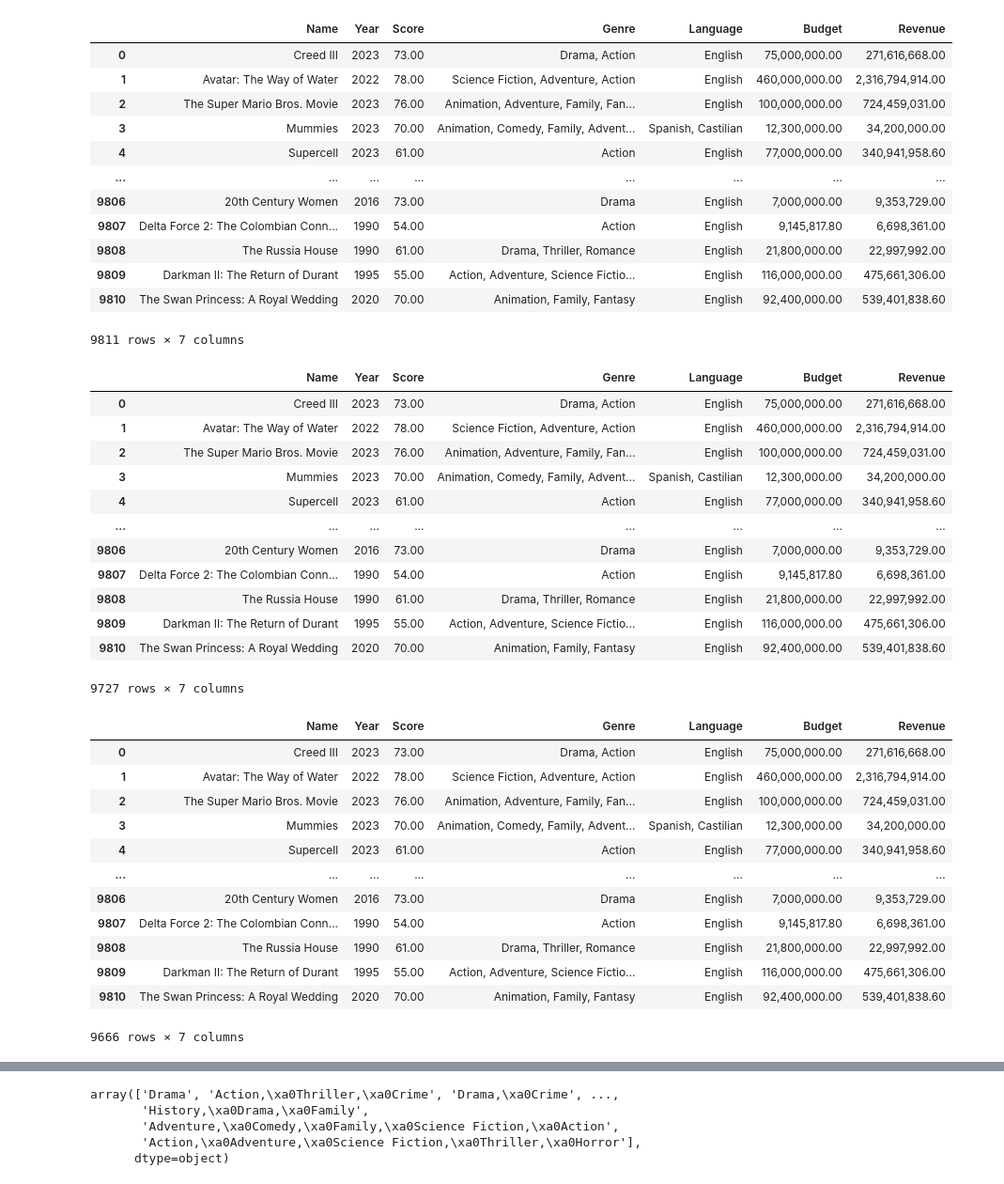
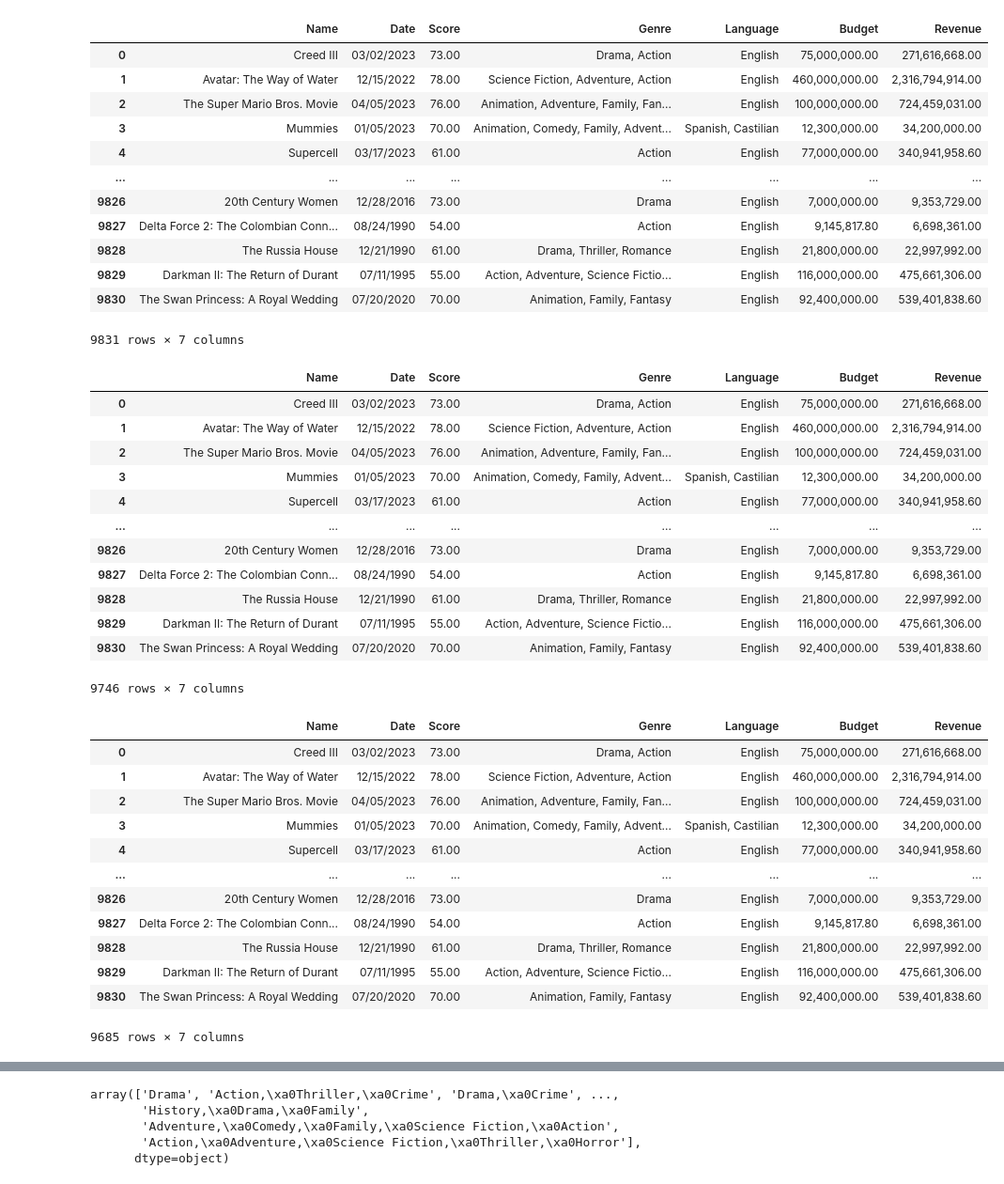
Before and after one commit to hatkiet/Project-1-Red-Team, a Jupyter notebook: Patrick's Data Cleaning Notebook.ipynb, the cells around one changed output, grey strips where cells are left out. Shown at 94% size. Drawn from its saved outputs; the diff is of its cells as text; code cells hidden in the pictures.

```diff
--- a/Patrick's Data Cleaning Notebook.ipynb
+++ b/Patrick's Data Cleaning Notebook.ipynb
@@ -16,7 +16,7 @@ edited_movies_df = movie_data_df[["names", "date_x", "score", "genre", "orig_lan
 
 #And rename them to be more user friendly
 
-edited_movies_df = edited_movies_df.rename(columns={"date_x":"Year",
+edited_movies_df = edited_movies_df.rename(columns={"date_x":"Date",
                                                         "budget_x":"Budget",
                                                         "names":"Name",
                                                         "score":"Score",
@@ -26,7 +26,7 @@ edited_movies_df = edited_movies_df.rename(columns={"date_x":"Year",
                                                        })
 
 #Edit the "Year" column to remove the day and month
-edited_movies_df.loc[:,"Year"]=pd.to_datetime(edited_movies_df["Year"], errors='coerce').dt.year.astype(int)
+# edited_movies_df.loc[:,"Year"]=pd.to_datetime(edited_movies_df["Year"], errors='coerce').dt.year.astype(int)
 
 edited_movies_df
 # %% [output]
@@ -46,42 +46,42 @@ edited_movies_df
 # %%
 #Remove duplicate movie names with the same year
 
-cleaned_movies_df = edited_movies_df.drop_duplicates(subset=["Name","Year"],keep=False)
+cleaned_movies_df = edited_movies_df.drop_duplicates(subset=["Name","Date"],keep=False)
 cleaned_movies_df.reset_index(drop=True, inplace = True)
 cleaned_movies_df
 # %% [output]
-|  | Name | Year | Score | Genre | Language | Budget | Revenue |
-| 0 | Creed III | 2023 | 73.00 | Drama, Action | English | 75,000,000.00 | 271,616,668.00 |
-| 1 | Avatar: The Way of Water | 2022 | 78.00 | Science Fiction, Adventure, Action | English | 460,000,000.00 | 2,316,794,914.00 |
-| 2 | The Super Mario Bros. Movie | 2023 | 76.00 | Animation, Adventure, Family, Fan... | English | 100,000,000.00 | 724,459,031.00 |
-| 3 | Mummies | 2023 | 70.00 | Animation, Comedy, Family, Advent... | Spanish, Castilian | 12,300,000.00 | 34,200,000.00 |
-| 4 | Supercell | 2023 | 61.00 | Action | English | 77,000,000.00 | 340,941,958.60 |
+|  | Name | Date | Score | Genre | Language | Budget | Revenue |
+| 0 | Creed III | 03/02/2023 | 73.00 | Drama, Action | English | 75,000,000.00 | 271,616,668.00 |
+| 1 | Avatar: The Way of Water | 12/15/2022 | 78.00 | Science Fiction, Adventure, Action | English | 460,000,000.00 | 2,316,794,914.00 |
+| 2 | The Super Mario Bros. Movie | 04/05/2023 | 76.00 | Animation, Adventure, Family, Fan... | English | 100,000,000.00 | 724,459,031.00 |
+| 3 | Mummies | 01/05/2023 | 70.00 | Animation, Comedy, Family, Advent... | Spanish, Castilian | 12,300,000.00 | 34,200,000.00 |
+| 4 | Supercell | 03/17/2023 | 61.00 | Action | English | 77,000,000.00 | 340,941,958.60 |
 | ... | ... | ... | ... | ... | ... | ... | ... |
-| 9806 | 20th Century Women | 2016 | 73.00 | Drama | English | 7,000,000.00 | 9,353,729.00 |
-| 9807 | Delta Force 2: The Colombian Conn... | 1990 | 54.00 | Action | English | 9,145,817.80 | 6,698,361.00 |
-| 9808 | The Russia House | 1990 | 61.00 | Drama, Thriller, Romance | English | 21,800,000.00 | 22,997,992.00 |
-| 9809 | Darkman II: The Return of Durant | 1995 | 55.00 | Action, Adventure, Science Fictio... | English | 116,000,000.00 | 475,661,306.00 |
-| 9810 | The Swan Princess: A Royal Wedding | 2020 | 70.00 | Animation, Family, Fantasy | English | 92,400,000.00 | 539,401,838.60 |
+| 9826 | 20th Century Women | 12/28/2016 | 73.00 | Drama | English | 7,000,000.00 | 9,353,729.00 |
+| 9827 | Delta Force 2: The Colombian Conn... | 08/24/1990 | 54.00 | Action | English | 9,145,817.80 | 6,698,361.00 |
+| 9828 | The Russia House | 12/21/1990 | 61.00 | Drama, Thriller, Romance | English | 21,800,000.00 | 22,997,992.00 |
+| 9829 | Darkman II: The Return of Durant | 07/11/1995 | 55.00 | Action, Adventure, Science Fictio... | English | 116,000,000.00 | 475,661,306.00 |
+| 9830 | The Swan Princess: A Royal Wedding | 07/20/2020 | 70.00 | Animation, Family, Fantasy | English | 92,400,000.00 | 539,401,838.60 |
-9811 rows × 7 columns
+9831 rows × 7 columns
 # %%
 #Remove any non-applicable date from the Score, Budget, and Revenue columns
 cleaned_movies_df.loc[:, ['Score', 'Budget', 'Revenue']] = cleaned_movies_df[['Score', 'Budget', 'Revenue']].apply(pd.to_numeric, errors="coerce")
 xtra_cleaned_movies = cleaned_movies_df.dropna()
 xtra_cleaned_movies
 # %% [output]
-|  | Name | Year | Score | Genre | Language | Budget | Revenue |
-| 0 | Creed III | 2023 | 73.00 | Drama, Action | English | 75,000,000.00 | 271,616,668.00 |
-| 1 | Avatar: The Way of Water | 2022 | 78.00 | Science Fiction, Adventure, Action | English | 460,000,000.00 | 2,316,794,914.00 |
-| 2 | The Super Mario Bros. Movie | 2023 | 76.00 | Animation, Adventure, Family, Fan... | English | 100,000,000.00 | 724,459,031.00 |
-| 3 | Mummies | 2023 | 70.00 | Animation, Comedy, Family, Advent... | Spanish, Castilian | 12,300,000.00 | 34,200,000.00 |
-| 4 | Supercell | 2023 | 61.00 | Action | English | 77,000,000.00 | 340,941,958.60 |
+|  | Name | Date | Score | Genre | Language | Budget | Revenue |
+| 0 | Creed III | 03/02/2023 | 73.00 | Drama, Action | English | 75,000,000.00 | 271,616,668.00 |
+| 1 | Avatar: The Way of Water | 12/15/2022 | 78.00 | Science Fiction, Adventure, Action | English | 460,000,000.00 | 2,316,794,914.00 |
+| 2 | The Super Mario Bros. Movie | 04/05/2023 | 76.00 | Animation, Adventure, Family, Fan... | English | 100,000,000.00 | 724,459,031.00 |
+| 3 | Mummies | 01/05/2023 | 70.00 | Animation, Comedy, Family, Advent... | Spanish, Castilian | 12,300,000.00 | 34,200,000.00 |
+| 4 | Supercell | 03/17/2023 | 61.00 | Action | English | 77,000,000.00 | 340,941,958.60 |
 | ... | ... | ... | ... | ... | ... | ... | ... |
-| 9806 | 20th Century Women | 2016 | 73.00 | Drama | English | 7,000,000.00 | 9,353,729.00 |
-| 9807 | Delta Force 2: The Colombian Conn... | 1990 | 54.00 | Action | English | 9,145,817.80 | 6,698,361.00 |
-| 9808 | The Russia House | 1990 | 61.00 | Drama, Thriller, Romance | English | 21,800,000.00 | 22,997,992.00 |
-| 9809 | Darkman II: The Return of Durant | 1995 | 55.00 | Action, Adventure, Science Fictio... | English | 116,000,000.00 | 475,661,306.00 |
-| 9810 | The Swan Princess: A Royal Wedding | 2020 | 70.00 | Animation, Family, Fantasy | English | 92,400,000.00 | 539,401,838.60 |
+| 9826 | 20th Century Women | 12/28/2016 | 73.00 | Drama | English | 7,000,000.00 | 9,353,729.00 |
+| 9827 | Delta Force 2: The Colombian Conn... | 08/24/1990 | 54.00 | Action | English | 9,145,817.80 | 6,698,361.00 |
+| 9828 | The Russia House | 12/21/1990 | 61.00 | Drama, Thriller, Romance | English | 21,800,000.00 | 22,997,992.00 |
+| 9829 | Darkman II: The Return of Durant | 07/11/1995 | 55.00 | Action, Adventure, Science Fictio... | English | 116,000,000.00 | 475,661,306.00 |
+| 9830 | The Swan Princess: A Royal Wedding | 07/20/2020 | 70.00 | Animation, Family, Fantasy | English | 92,400,000.00 | 539,401,838.60 |
-9727 rows × 7 columns
+9746 rows × 7 columns
 # %%
 #Filter out movies that made zero revenue
 
@@ -89,19 +89,19 @@ revenue_only_df = xtra_cleaned_movies.loc[xtra_cleaned_movies["Revenue"] > 0]
 
 revenue_only_df
 # %% [output]
-|  | Name | Year | Score | Genre | Language | Budget | Revenue |
-| 0 | Creed III | 2023 | 73.00 | Drama, Action | English | 75,000,000.00 | 271,616,668.00 |
-| 1 | Avatar: The Way of Water | 2022 | 78.00 | Science Fiction, Adventure, Action | English | 460,000,000.00 | 2,316,794,914.00 |
-| 2 | The Super Mario Bros. Movie | 2023 | 76.00 | Animation, Adventure, Family, Fan... | English | 100,000,000.00 | 724,459,031.00 |
-| 3 | Mummies | 2023 | 70.00 | Animation, Comedy, Family, Advent... | Spanish, Castilian | 12,300,000.00 | 34,200,000.00 |
-| 4 | Supercell | 2023 | 61.00 | Action | English | 77,000,000.00 | 340,941,958.60 |
+|  | Name | Date | Score | Genre | Language | Budget | Revenue |
+| 0 | Creed III | 03/02/2023 | 73.00 | Drama, Action | English | 75,000,000.00 | 271,616,668.00 |
+| 1 | Avatar: The Way of Water | 12/15/2022 | 78.00 | Science Fiction, Adventure, Action | English | 460,000,000.00 | 2,316,794,914.00 |
+| 2 | The Super Mario Bros. Movie | 04/05/2023 | 76.00 | Animation, Adventure, Family, Fan... | English | 100,000,000.00 | 724,459,031.00 |
+| 3 | Mummies | 01/05/2023 | 70.00 | Animation, Comedy, Family, Advent... | Spanish, Castilian | 12,300,000.00 | 34,200,000.00 |
+| 4 | Supercell | 03/17/2023 | 61.00 | Action | English | 77,000,000.00 | 340,941,958.60 |
 | ... | ... | ... | ... | ... | ... | ... | ... |
-| 9806 | 20th Century Women | 2016 | 73.00 | Drama | English | 7,000,000.00 | 9,353,729.00 |
-| 9807 | Delta Force 2: The Colombian Conn... | 1990 | 54.00 | Action | English | 9,145,817.80 | 6,698,361.00 |
-| 9808 | The Russia House | 1990 | 61.00 | Drama, Thriller, Romance | English | 21,800,000.00 | 22,997,992.00 |
-| 9809 | Darkman II: The Return of Durant | 1995 | 55.00 | Action, Adventure, Science Fictio... | English | 116,000,000.00 | 475,661,306.00 |
-| 9810 | The Swan Princess: A Royal Wedding | 2020 | 70.00 | Animation, Family, Fantasy | English | 92,400,000.00 | 539,401,838.60 |
+| 9826 | 20th Century Women | 12/28/2016 | 73.00 | Drama | English | 7,000,000.00 | 9,353,729.00 |
+| 9827 | Delta Force 2: The Colombian Conn... | 08/24/1990 | 54.00 | Action | English | 9,145,817.80 | 6,698,361.00 |
+| 9828 | The Russia House | 12/21/1990 | 61.00 | Drama, Thriller, Romance | English | 21,800,000.00 | 22,997,992.00 |
+| 9829 | Darkman II: The Return of Durant | 07/11/1995 | 55.00 | Action, Adventure, Science Fictio... | English | 116,000,000.00 | 475,661,306.00 |
+| 9830 | The Swan Princess: A Royal Wedding | 07/20/2020 | 70.00 | Animation, Family, Fantasy | English | 92,400,000.00 | 539,401,838.60 |
-9666 rows × 7 columns
+9685 rows × 7 columns
 # %%
 #Add a column for the profit each movie made
 revenue_only_df['Profit'] = revenue_only_df['Revenue'] - revenue_only_df['Budget']
```
Also changed, not shown: parts of 10 cells of this notebook, 6 other files.
